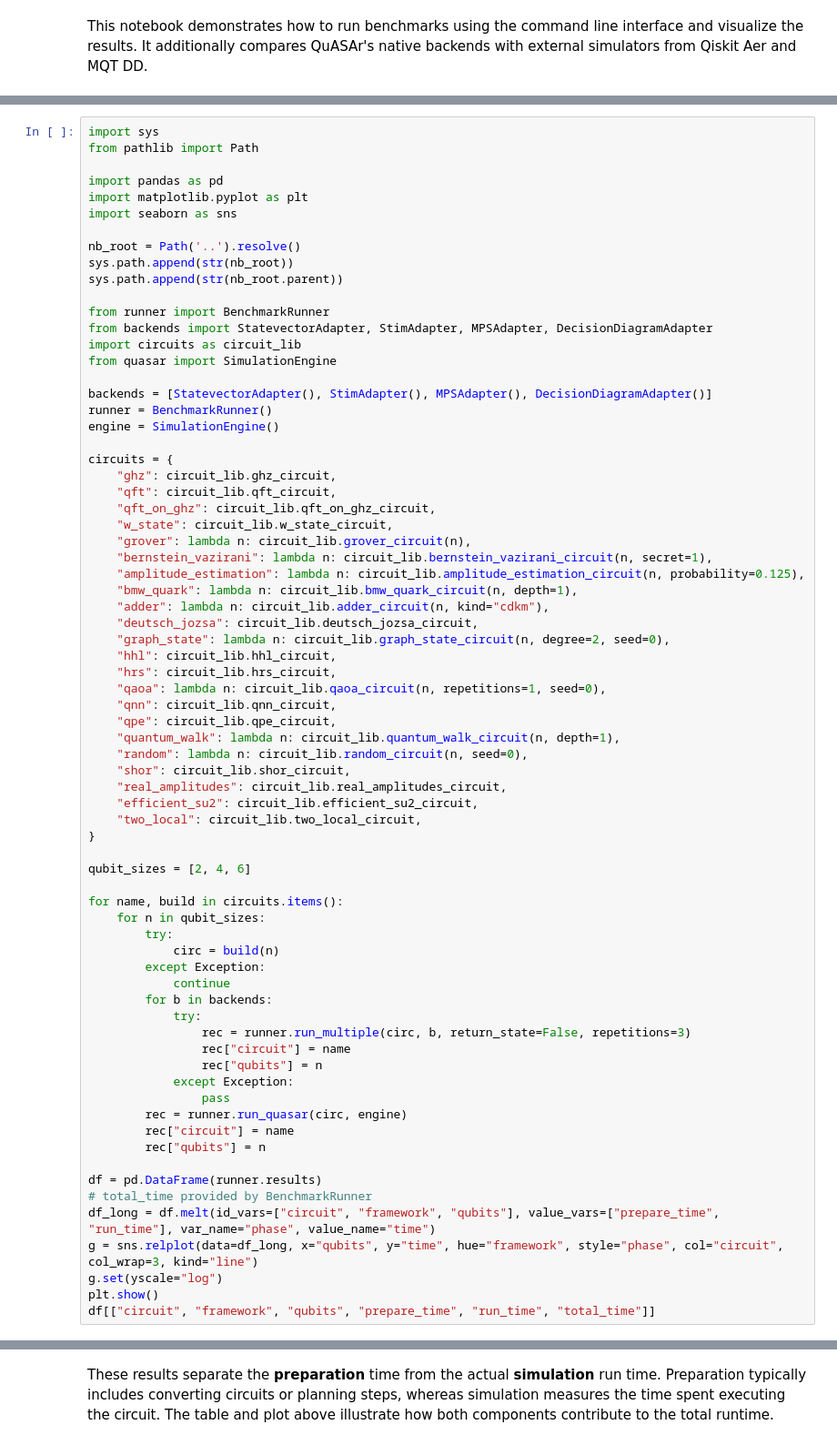
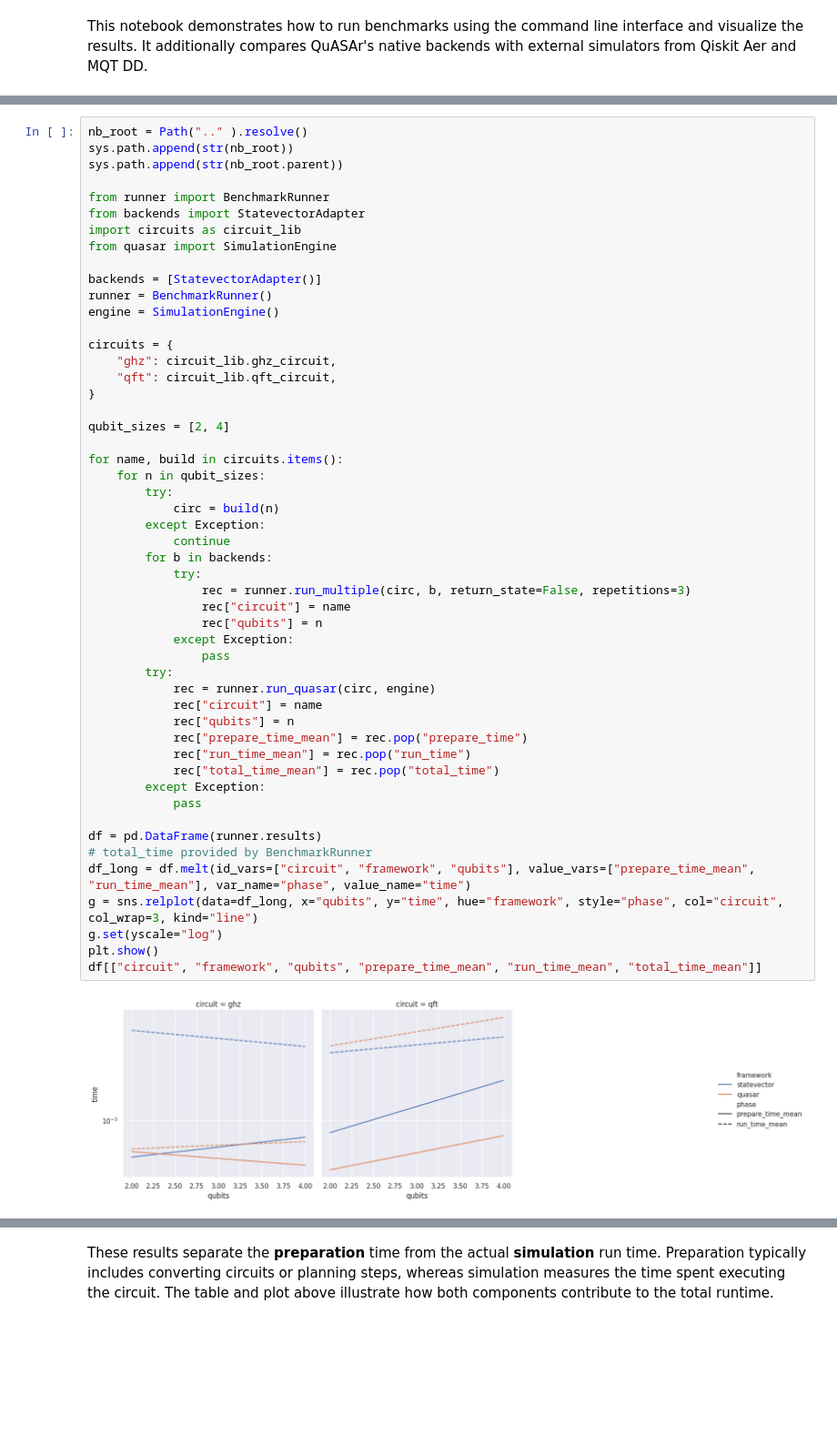
Before and after one commit to tmlittau/QuASAr, a Jupyter notebook: benchmarks/notebooks/comparison.ipynb, the cells around one changed output, grey strips where cells are left out. Shown at 91% size. Cells and saved outputs as stored; diff of their text form; blank space fills up the shorter version.

Commit message:
fix comparison notebook imports and metrics

```diff
--- a/benchmarks/notebooks/comparison.ipynb
+++ b/benchmarks/notebooks/comparison.ipynb
@@ -37,72 +37,53 @@ plt.show()
 # %%
-import sys
-from pathlib import Path
-
-import pandas as pd
-import matplotlib.pyplot as plt
-import seaborn as sns
-
-nb_root = Path('..').resolve()
+nb_root = Path(".." ).resolve()
 sys.path.append(str(nb_root))
 sys.path.append(str(nb_root.parent))
 
 from runner import BenchmarkRunner
-from backends import StatevectorAdapter, StimAdapter, MPSAdapter, DecisionDiagramAdapter
+from backends import StatevectorAdapter
 import circuits as circuit_lib
 from quasar import SimulationEngine
 
-backends = [StatevectorAdapter(), StimAdapter(), MPSAdapter(), DecisionDiagramAdapter()]
+backends = [StatevectorAdapter()]
 runner = BenchmarkRunner()
 engine = SimulationEngine()
 
 circuits = {
     "ghz": circuit_lib.ghz_circuit,
     "qft": circuit_lib.qft_circuit,
-    "qft_on_ghz": circuit_lib.qft_on_ghz_circuit,
-    "w_state": circuit_lib.w_state_circuit,
-    "grover": lambda n: circuit_lib.grover_circuit(n),
-    "bernstein_vazirani": lambda n: circuit_lib.bernstein_vazirani_circuit(n, secret=1),
-    "amplitude_estimation": lambda n: circuit_lib.amplitude_estimation_circuit(n, probability=0.125),
-    "bmw_quark": lambda n: circuit_lib.bmw_quark_circuit(n, depth=1),
-    "adder": lambda n: circuit_lib.adder_circuit(n, kind="cdkm"),
-    "deutsch_jozsa": circuit_lib.deutsch_jozsa_circuit,
-    "graph_state": lambda n: circuit_lib.graph_state_circuit(n, degree=2, seed=0),
-    "hhl": circuit_lib.hhl_circuit,
-    "hrs": circuit_lib.hrs_circuit,
-    "qaoa": lambda n: circuit_lib.qaoa_circuit(n, repetitions=1, seed=0),
-    "qnn": circuit_lib.qnn_circuit,
-    "qpe": circuit_lib.qpe_circuit,
-    "quantum_walk": lambda n: circuit_lib.quantum_walk_circuit(n, depth=1),
-    "random": lambda n: circuit_lib.random_circuit(n, seed=0),
-    "shor": circuit_lib.shor_circuit,
-    "real_amplitudes": circuit_lib.real_amplitudes_circuit,
-    "efficient_su2": circuit_lib.efficient_su2_circuit,
-    "two_local": circuit_lib.two_local_circuit,
 }
 
-qubit_sizes = [2, 4, 6]
+qubit_sizes = [2, 4]
 
 for name, build in circuits.items():
     for n in qubit_sizes:
         try:
             circ = build(n)
         except Exception:
             continue
         for b in backends:
             try:
                 rec = runner.run_multiple(circ, b, return_state=False, repetitions=3)
                 rec["circuit"] = name
                 rec["qubits"] = n
             except Exception:
                 pass
-        rec = runner.run_quasar(circ, engine)
-        rec["circuit"] = name
-        rec["qubits"] = n
+        try:
+            rec = runner.run_quasar(circ, engine)
+            rec["circuit"] = name
+            rec["qubits"] = n
+            rec["prepare_time_mean"] = rec.pop("prepare_time")
+            rec["run_time_mean"] = rec.pop("run_time")
+            rec["total_time_mean"] = rec.pop("total_time")
+        except Exception:
+            pass
 
 df = pd.DataFrame(runner.results)
 # total_time provided by BenchmarkRunner
-df_long = df.melt(id_vars=["circuit", "framework", "qubits"], value_vars=["prepare_time", "run_time"], var_name="phase", value_name="time")
+df_long = df.melt(id_vars=["circuit", "framework", "qubits"], value_vars=["prepare_time_mean", "run_time_mean"], var_name="phase", value_name="time")
 g = sns.relplot(data=df_long, x="qubits", y="time", hue="framework", style="phase", col="circuit", col_wrap=3, kind="line")
 g.set(yscale="log")
 plt.show()
-df[["circuit", "framework", "qubits", "prepare_time", "run_time", "total_time"]]
+df[["circuit", "framework", "qubits", "prepare_time_mean", "run_time_mean", "total_time_mean"]]
+# %% [output]
+[figure, added]
```
Also changed, not shown: parts of 6 cells of this notebook.
